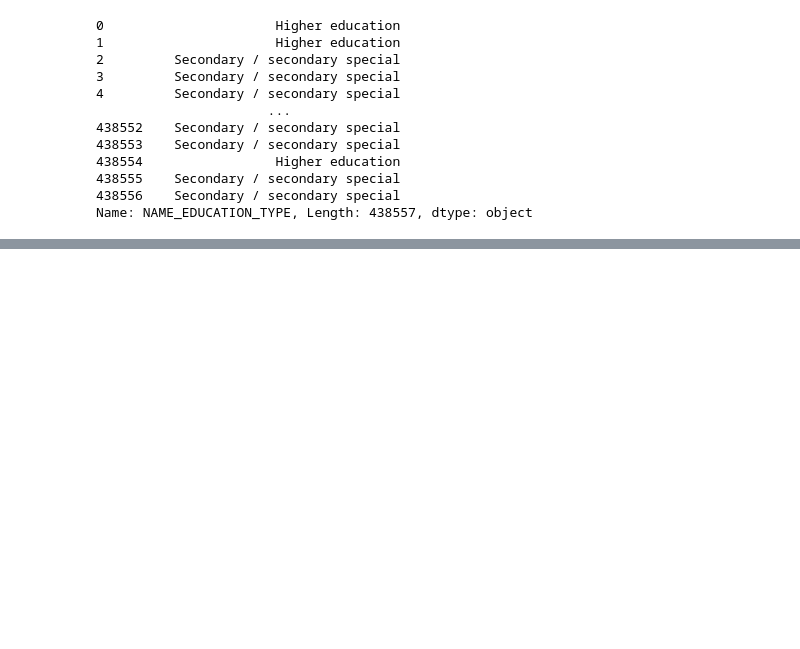
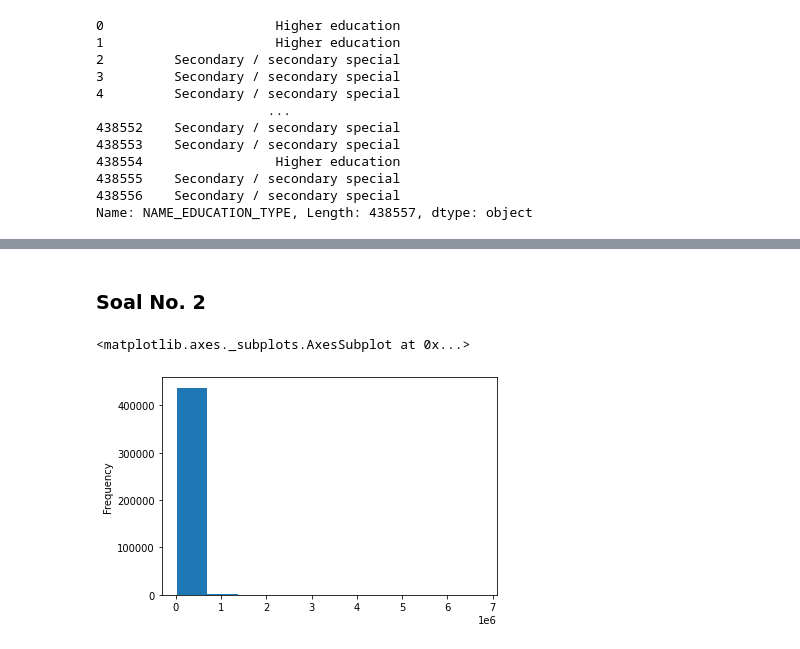
Before and after one commit to NabilahSharfina/Rakamin-Academy, a Jupyter notebook: Practice_Rakamin_Virtual_Internship.ipynb, the cells around one changed output, grey strips where cells are left out. Saved outputs shown, nothing was run; the diff lists cells and outputs as text; code cells hidden in the pictures; blank space fills up the shorter version.

```diff
--- a/Practice_Rakamin_Virtual_Internship.ipynb
+++ b/Practice_Rakamin_Virtual_Internship.ipynb
@@ -622,0 +648,8 @@ Name: NAME_EDUCATION_TYPE, Length: 438557, dtype: object
+# %% [markdown]
+### Soal No. 2
+# %%
+# Visualisasi histogram with pandas == BENAR
+df_ar['AMT_INCOME_TOTAL'].plot.hist()
+# %% [output]
+<matplotlib.axes._subplots.AxesSubplot at 0x...>
+[figure, added]
```
Also changed, not shown: parts of 70 cells of this notebook.
